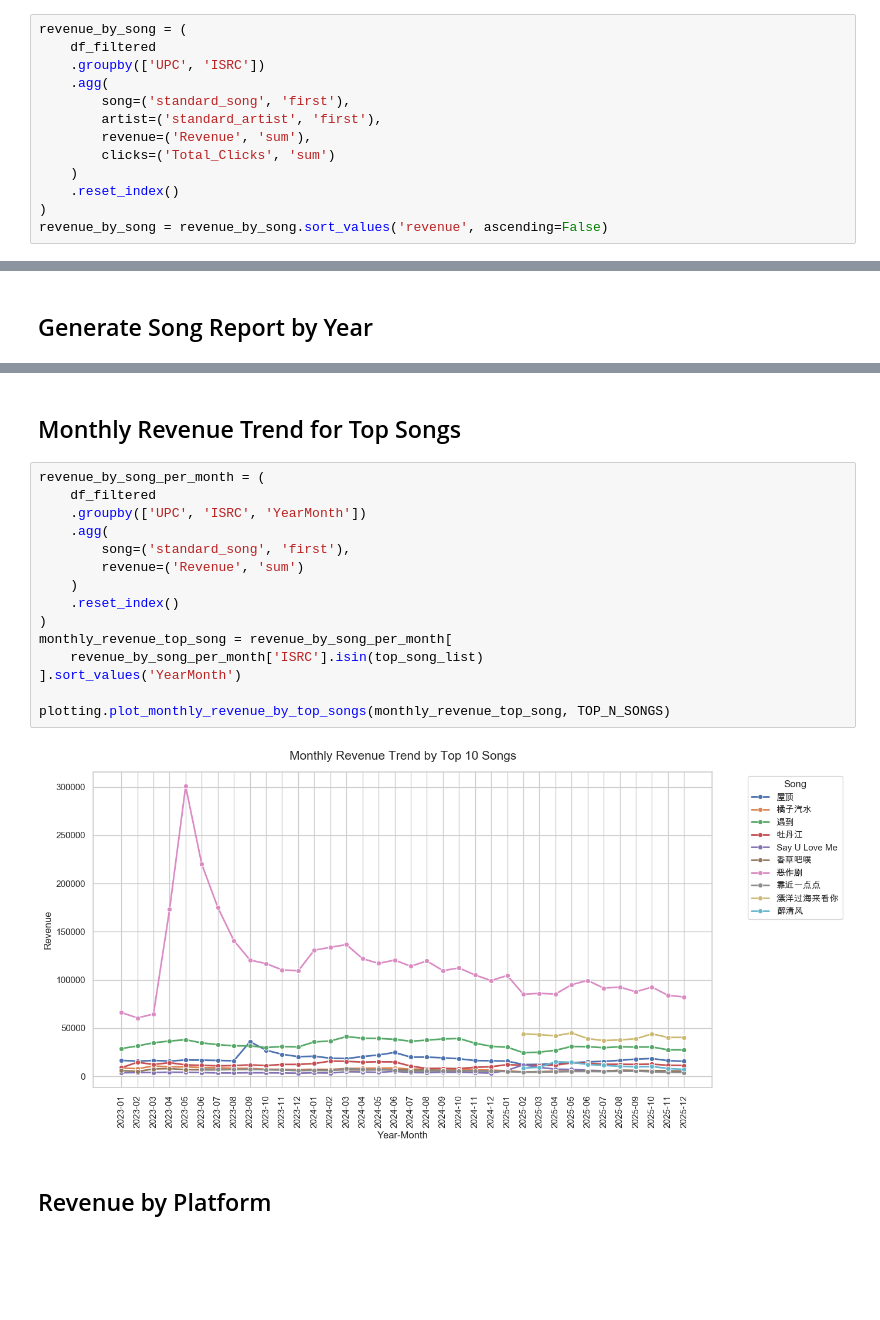
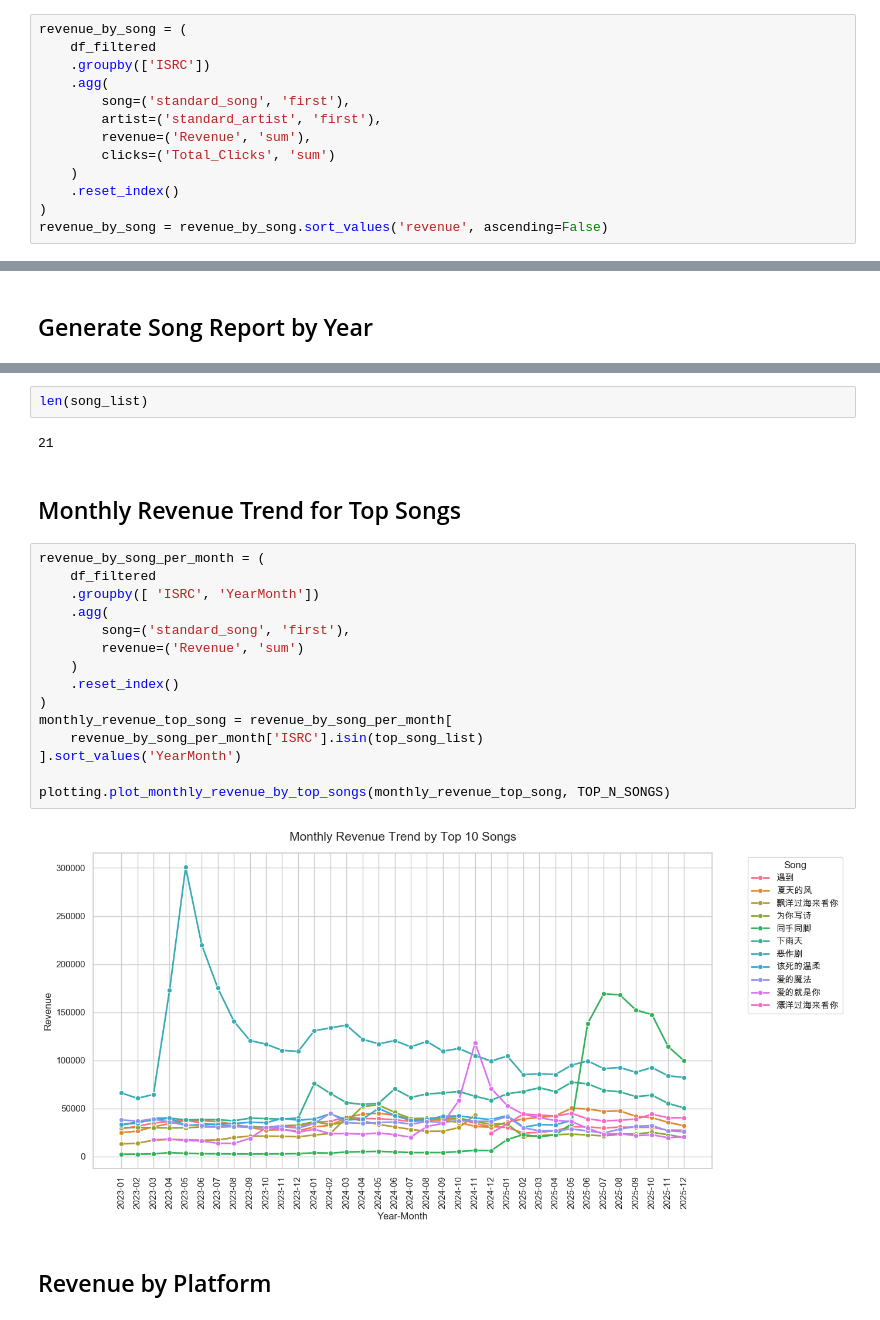
Before and after one commit to judyy19/Music-Analysis, a Jupyter notebook: analysis/TME_music.ipynb, the cells around one changed output, grey strips where cells are left out. Saved outputs shown, nothing was run; the diff lists cells and outputs as text; blank space fills up the shorter version.

```diff
--- a/analysis/TME_music.ipynb
+++ b/analysis/TME_music.ipynb
@@ -120,7 +120,7 @@ Filtered dataset from 2023-01 to 2026-06 contains 2621973 rows.
 # %%
 revenue_by_song = (
     df_filtered
-    .groupby(['UPC', 'ISRC'])
+    .groupby(['ISRC'])
     .agg(
         song=('standard_song', 'first'),
         artist=('standard_artist', 'first'),
@@ -211,22 +230,26 @@ Yearly song report exported successfully to: ../output/TME_Song_Report_for_Sony_
+# %%
+len(song_list)
+# %% [output]
+21
 # %% [markdown]
 ## Monthly Revenue Trend for Top Songs
 # %%
 revenue_by_song_per_month = (
     df_filtered
-    .groupby(['UPC', 'ISRC', 'YearMonth'])
+    .groupby([ 'ISRC', 'YearMonth'])
     .agg(
         song=('standard_song', 'first'),
         revenue=('Revenue', 'sum')
     )
     .reset_index()
 )
 monthly_revenue_top_song = revenue_by_song_per_month[
     revenue_by_song_per_month['ISRC'].isin(top_song_list)
 ].sort_values('YearMonth')
 
 plotting.plot_monthly_revenue_by_top_songs(monthly_revenue_top_song, TOP_N_SONGS)
 # %% [output]
-[figure, old version]
+[figure, new version]
 # %% [markdown]
 ## Revenue by Platform
 # %%
```
Also changed, not shown: parts of 15 cells of this notebook, 3 other files.
